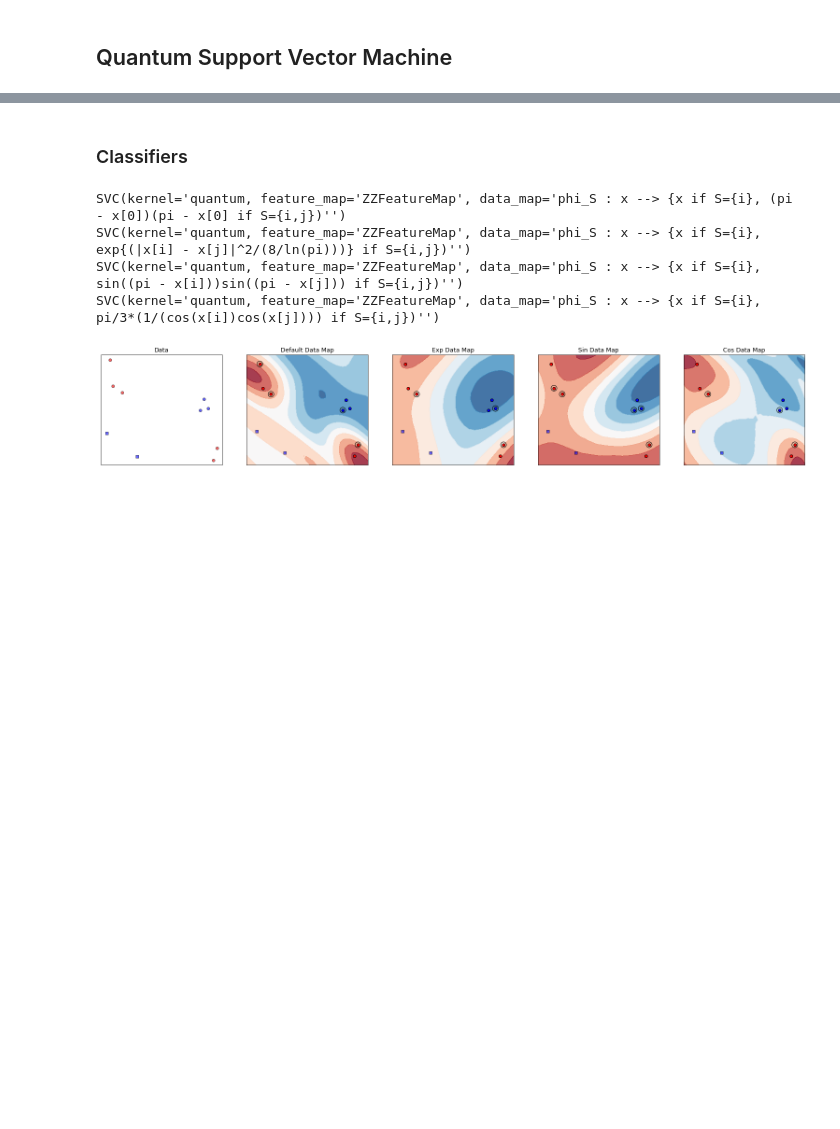
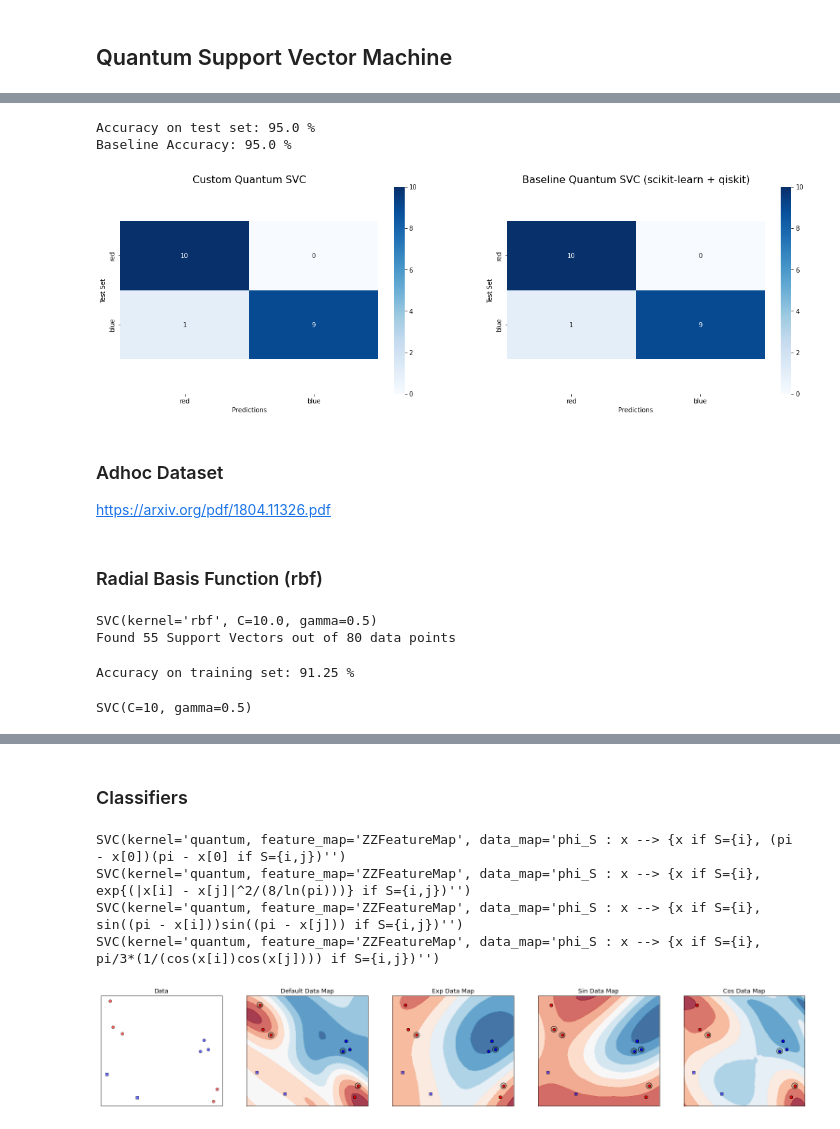
Before and after one commit to mforstenhaeusler/Quantum-Support-Vector-Machines, a Jupyter notebook: Quantum Support Vector Machines.ipynb, the cells around one changed output, grey strips where cells are left out. Saved outputs shown, nothing was run; the diff lists cells and outputs as text; code cells hidden in the pictures; blank space fills up the shorter version.

```diff
--- a/Quantum Support Vector Machines.ipynb
+++ b/Quantum Support Vector Machines.ipynb
@@ -133,0 +262,21 @@ seed = 12
+# %%
+# accuracy
+accuracy(y_xor_test, y_xor_pred_quantum, True, mode='test')
+print(f'Baseline Accuracy: {qsvc_score*100} %')
+
+# confusion Matrix plot
+plot_confusion_matrix(
+    y_xor_test,
+    y_xor_pred_quantum,
+    qsvc_pred,
+    colors,
+    titles=["Custom Quantum SVC", "Baseline Quantum SVC (scikit-learn + qiskit)"]
+)
+# %% [output]
+Accuracy on test set: 95.0 %
+Baseline Accuracy: 95.0 %
+[figure, added]
+# %% [markdown]
+### Adhoc Dataset
+
+https://arxiv.org/pdf/1804.11326.pdf
@@ -133,0 +286,12 @@ seed = 12
+# %% [markdown]
+### Radial Basis Function (rbf)
+# %%
+# Initialize Model
+rbf_SVC_adhoc = kernelSVC(kernel='rbf', C=10)
+
+# Fit Model
+rbf_SVC_adhoc.fit(X_adhoc_train, y_adhoc_train)
+# %% [output]
+SVC(kernel='rbf', C=10.0, gamma=0.5)
+Found 55 Support Vectors out of 80 data points
+Accuracy on training set: 91.25 %
@@ -133,0 +301,8 @@ seed = 12
+# %%
+# Baseline
+baseline_rbf_kernel_SVC_adhoc = SVC(kernel='rbf', C=10, gamma=0.5)
+
+# Fit
+baseline_rbf_kernel_SVC_adhoc.fit(X_adhoc_train, y_adhoc_train)
+# %% [output]
+SVC(C=10, gamma=0.5)
```
Also changed, not shown: parts of 35 cells of this notebook, 7 other files.
